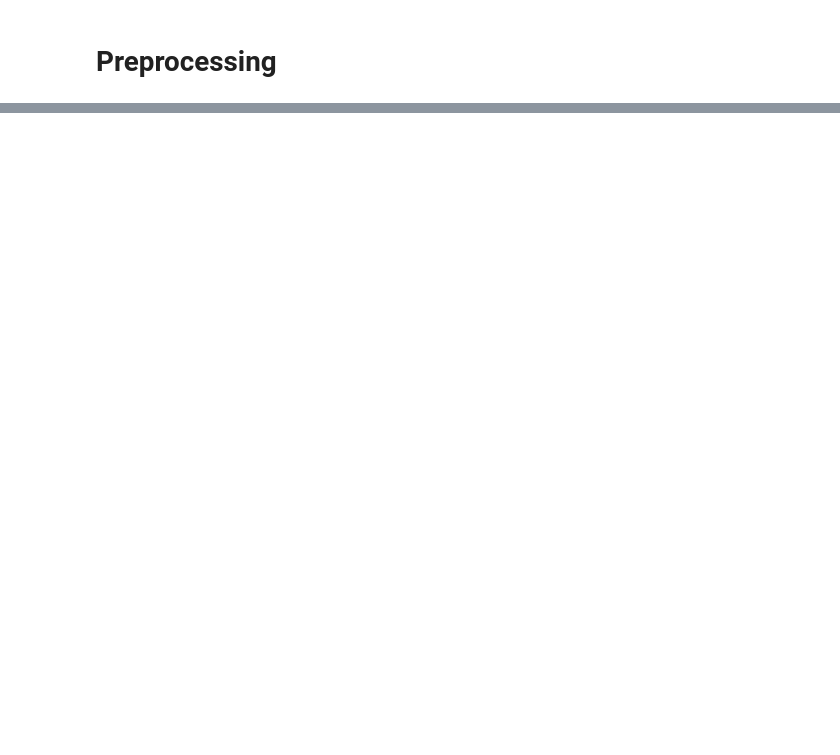
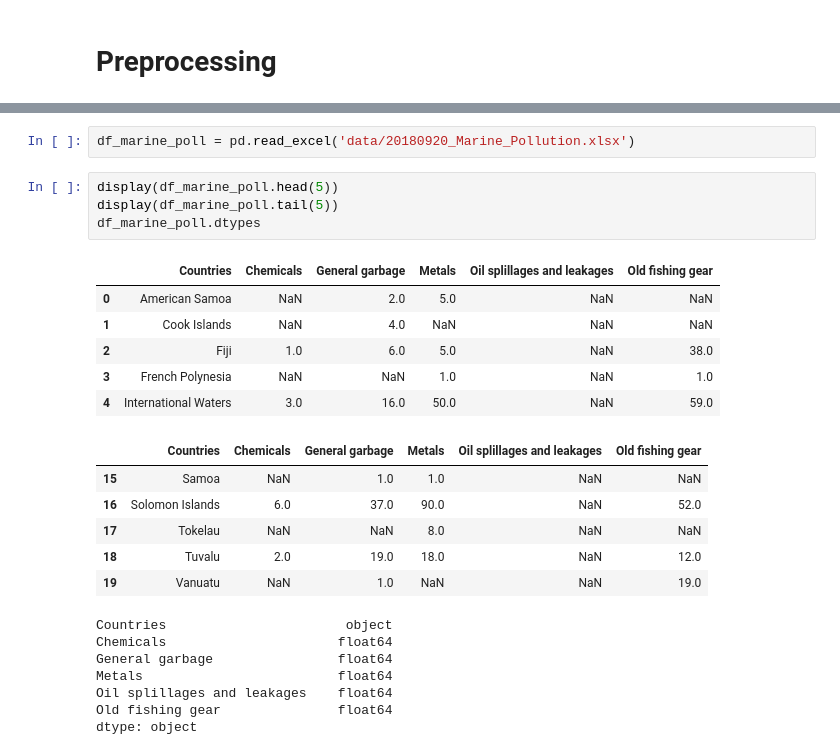
Before and after one commit to claraelisabeth/MachineLearning, a Jupyter notebook: preprocessing.ipynb, the cells around one changed output, grey strips where cells are left out. Cells and saved outputs as stored; diff of their text form; blank space fills up the shorter version.

```diff
--- a/preprocessing.ipynb
+++ b/preprocessing.ipynb
@@ -11,0 +13,26 @@ ModuleNotFoundError: No module named 'pandas'
+# %%
+df_marine_poll = pd.read_excel('data/20180920_Marine_Pollution.xlsx')
+# %%
+display(df_marine_poll.head(5))
+display(df_marine_poll.tail(5))
+df_marine_poll.dtypes
+# %% [output]
+|  | Countries | Chemicals | General garbage | Metals | Oil splillages and leakages | Old fishing gear |
+| 0 | American Samoa | NaN | 2.0 | 5.0 | NaN | NaN |
+| 1 | Cook Islands | NaN | 4.0 | NaN | NaN | NaN |
+| 2 | Fiji | 1.0 | 6.0 | 5.0 | NaN | 38.0 |
+| 3 | French Polynesia | NaN | NaN | 1.0 | NaN | 1.0 |
+| 4 | International Waters | 3.0 | 16.0 | 50.0 | NaN | 59.0 |
+|  | Countries | Chemicals | General garbage | Metals | Oil splillages and leakages | Old fishing gear |
+| 15 | Samoa | NaN | 1.0 | 1.0 | NaN | NaN |
+| 16 | Solomon Islands | 6.0 | 37.0 | 90.0 | NaN | 52.0 |
+| 17 | Tokelau | NaN | NaN | 8.0 | NaN | NaN |
+| 18 | Tuvalu | 2.0 | 19.0 | 18.0 | NaN | 12.0 |
+| 19 | Vanuatu | NaN | 1.0 | NaN | NaN | 19.0 |
+Countries                       object
+Chemicals                      float64
+General garbage                float64
+Metals                         float64
+Oil splillages and leakages    float64
+Old fishing gear               float64
+dtype: object
```
Also changed, not shown: parts of 4 cells of this notebook.
